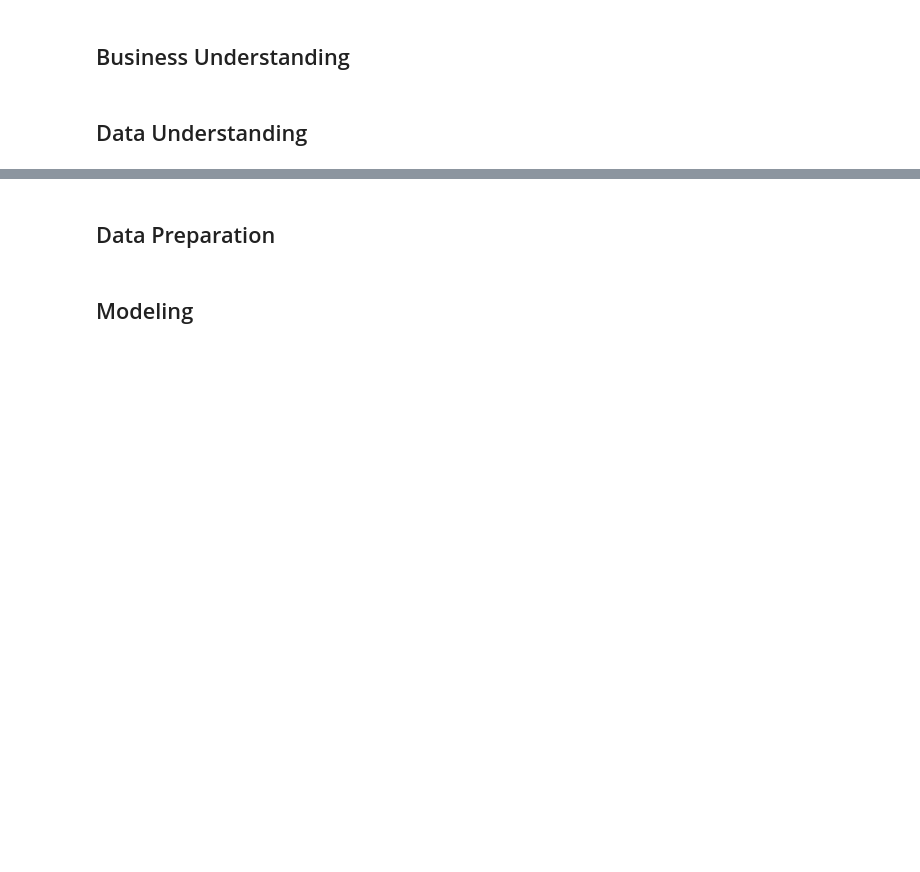
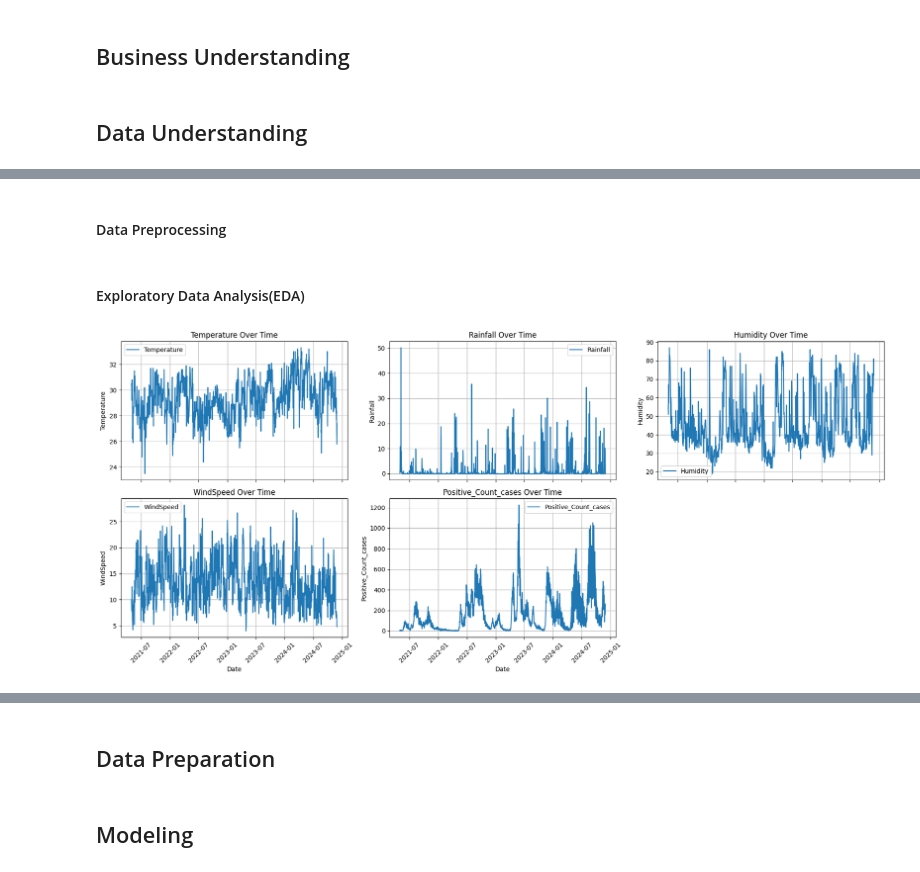
Before and after one commit to H-Rumenya/Malaria-Predictive-Model, a Jupyter notebook: Malaria_Predictive_Model.ipynb, the cells around one changed output, grey strips where cells are left out. Cells and saved outputs as stored; diff of their text form; code cells hidden in the pictures; blank space fills up the shorter version.

Commit message:
update Malaria_Predictive_Model notebook

```diff
--- a/Malaria_Predictive_Model.ipynb
+++ b/Malaria_Predictive_Model.ipynb
@@ -8,0 +97,7 @@
+# %%
+merged_df = pd.merge(
+    malaria_df,
+    weather_df_renamed,
+    on='Date',
+    how='inner'   # keep only matching dates
+)
@@ -8,0 +139,3 @@
+# %%
+data = merged_df
+data.head()
@@ -8,0 +163,40 @@
+# %% [markdown]
+#### Data Preprocessing
+# %%
+# Convert Date to datetime
+data['Date'] = pd.to_datetime(data['Date'], format='%m/%d/%Y')
+# %%
+# Ensure numerical columns
+numeric_cols = ['Temperature', 'Rainfall', 'Humidity', 'WindSpeed', 'Positive_Count_cases']
+data[numeric_cols] = data[numeric_cols].apply(pd.to_numeric, errors='coerce')
+# %% [markdown]
+#### Exploratory Data Analysis(EDA)
+# %%
+# Create a 2x3 subplot grid
+fig, axes = plt.subplots(nrows=2, ncols=3, figsize=(18, 8), sharex=True)
+
+# Flatten axes array for easier iteration
+axes = axes.flatten()
+
+# Plot each numerical feature
+for i, feature in enumerate(numeric_cols):
+    axes[i].plot(data['Date'], data[feature], label=feature)
+    axes[i].set_title(f'{feature} Over Time')
+    axes[i].set_ylabel(feature)
+    axes[i].grid(True)  # Add grid to each subplot
+    axes[i].legend()
+    axes[i].tick_params(axis='x', rotation=45)
+
+# Remove empty subplot (if any)
+for i in range(len(numeric_cols), len(axes)):
+    axes[i].axis('off')  # Hide unused subplot
+
+# Set x-axis label for the bottom row
+for ax in axes[3:]:  # Bottom row (indices 3, 4, 5)
+    ax.set_xlabel('Date')
+
+# Adjust layout to prevent overlap
+plt.tight_layout()
+plt.show()
+# %% [output]
+[figure, added]
```
Also changed, not shown: parts of 21 cells of this notebook.
